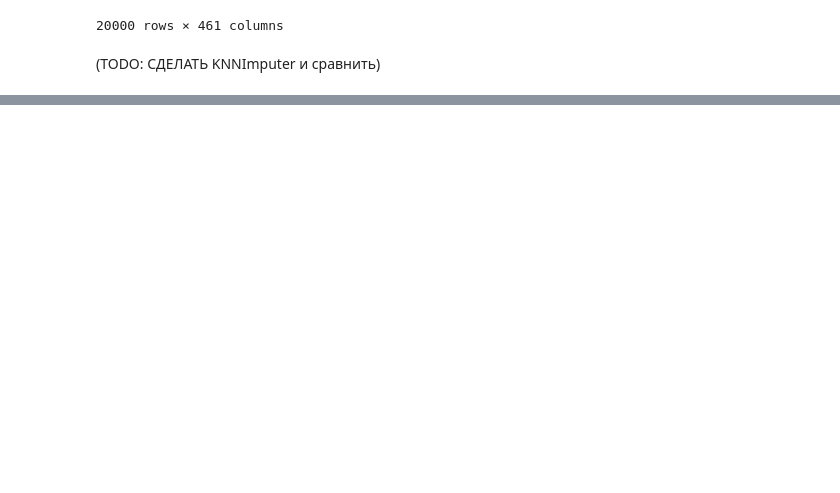
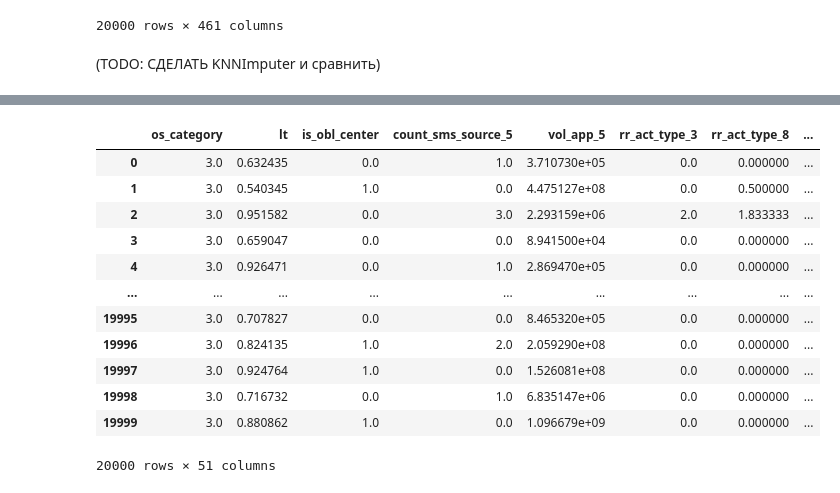
Before and after one commit to ML-Project-Univercity/Project, a Jupyter notebook: Project/Project.ipynb, the cells around one changed output, grey strips where cells are left out. Cells and saved outputs as stored; diff of their text form; code cells hidden in the pictures; blank space fills up the shorter version.

Commit message:
Added Feature Selection

```diff
--- a/Project/Project.ipynb
+++ b/Project/Project.ipynb
@@ -166,0 +190,27 @@ df_ForestImputer
+# %%
+selector_50 = SelectKBest(f_classif, k=50)
+selector_100 = SelectKBest(f_classif, k=100)
+selector_50.fit(X, y)
+selector_100.fit(X, y)
+# Get columns to keep and create new dataframe with those only
+cols_50 = selector_50.get_support(indices=True)
+cols_100 = selector_100.get_support(indices=True)
+df_new_50 = X.iloc[:,cols_50]
+df_new_100 = X.iloc[:,cols_100]
+# %%
+df_new_50['target'] = y
+df_new_50
+# %% [output]
+|  | os_category | lt | is_obl_center | count_sms_source_5 | vol_app_5 | rr_act_type_3 | rr_act_type_8 | ... |
+| 0 | 3.0 | 0.632435 | 0.0 | 1.0 | 3.710730e+05 | 0.0 | 0.000000 | ... |
+| 1 | 3.0 | 0.540345 | 1.0 | 0.0 | 4.475127e+08 | 0.0 | 0.500000 | ... |
+| 2 | 3.0 | 0.951582 | 0.0 | 3.0 | 2.293159e+06 | 2.0 | 1.833333 | ... |
+| 3 | 3.0 | 0.659047 | 0.0 | 0.0 | 8.941500e+04 | 0.0 | 0.000000 | ... |
+| 4 | 3.0 | 0.926471 | 0.0 | 1.0 | 2.869470e+05 | 0.0 | 0.000000 | ... |
+| ... | ... | ... | ... | ... | ... | ... | ... | ... |
+| 19995 | 3.0 | 0.707827 | 0.0 | 0.0 | 8.465320e+05 | 0.0 | 0.000000 | ... |
+| 19996 | 3.0 | 0.824135 | 1.0 | 2.0 | 2.059290e+08 | 0.0 | 0.000000 | ... |
+| 19997 | 3.0 | 0.924764 | 1.0 | 0.0 | 1.526081e+08 | 0.0 | 0.000000 | ... |
+| 19998 | 3.0 | 0.716732 | 0.0 | 1.0 | 6.835147e+06 | 0.0 | 0.000000 | ... |
+| 19999 | 3.0 | 0.880862 | 1.0 | 0.0 | 1.096679e+09 | 0.0 | 0.000000 | ... |
+20000 rows × 51 columns
```
Also changed, not shown: parts of 4 cells of this notebook.
